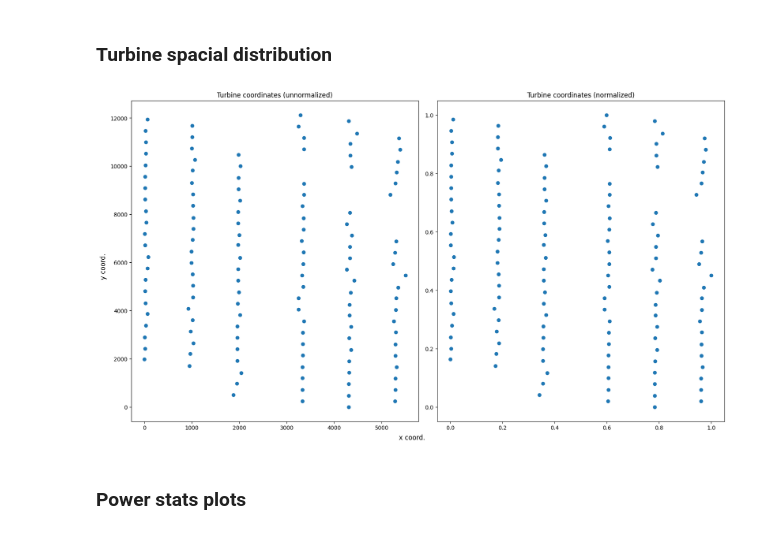
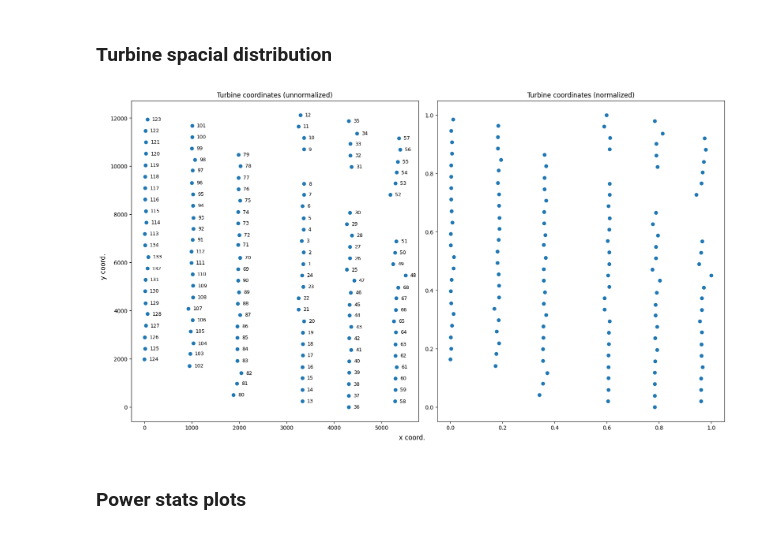
Before and after one commit to benedikt-holland/windfarm_data_imputation, a Jupyter notebook: notebooks/data_exploration.ipynb, the cells around one changed output. Cells and saved outputs as stored; diff of their text form; code cells hidden in the pictures.

```diff
--- a/notebooks/data_exploration.ipynb
+++ b/notebooks/data_exploration.ipynb
@@ -113,23 +113,26 @@ memory usage: 3.3 KB
 # %%
 fig, axs = plt.subplots(1, 2, figsize=(16,9), constrained_layout=True)
 x = turbines["x"]
 y = turbines["y"]
 axs[0].scatter(x, y)
 axs[0].set_title("Turbine coordinates (unnormalized)")
+for xi, yi, label in zip(x, y, turbines["TurbID"]):
+    axs[0].text(xi + 100, yi, label, fontsize=9, ha='left', va='center')
+
 
 x_min = x.min()
 x_max = x.max()
 y_min = y.min()
 y_max = y.max()
 axs[1].scatter( (x - x_min) / (x_max - x_min), (y - y_min) / (y_max - y_min))
 axs[1].set_title("Turbine coordinates (normalized)")
 
 fig.supxlabel("x coord.")
 fig.supylabel("y coord.")
 
 plt.show()
 # %% [output]
-[figure, old version]
+[figure, new version]
 # %% [markdown]
 ### Power stats plots
 # %%
```
Also changed, not shown: 6 other files.
